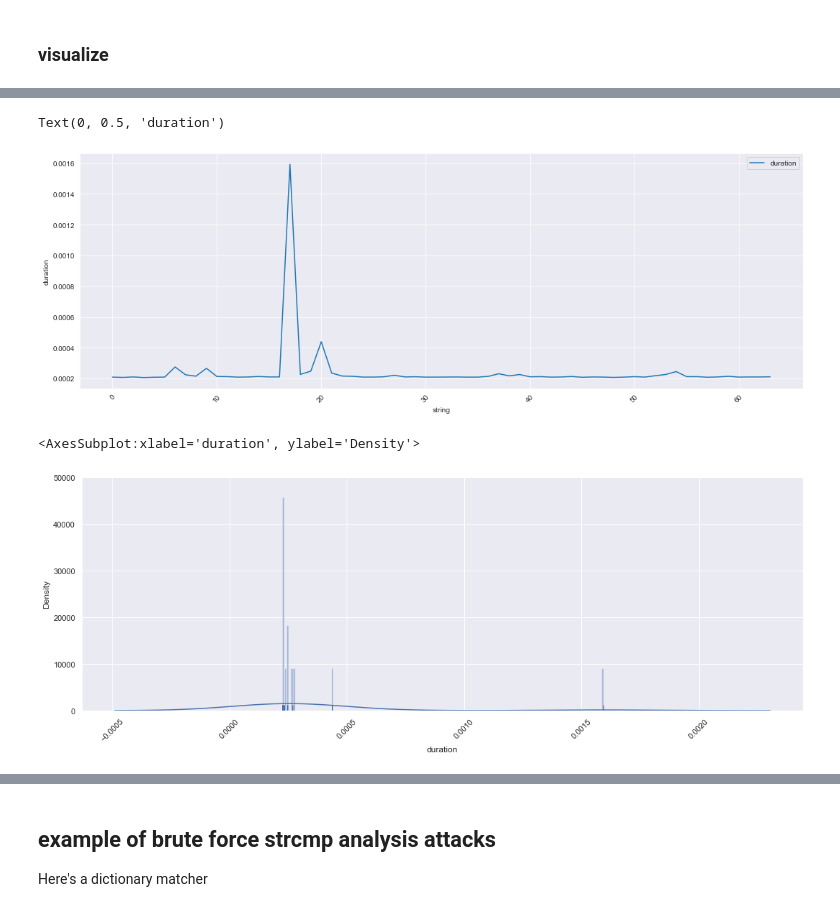
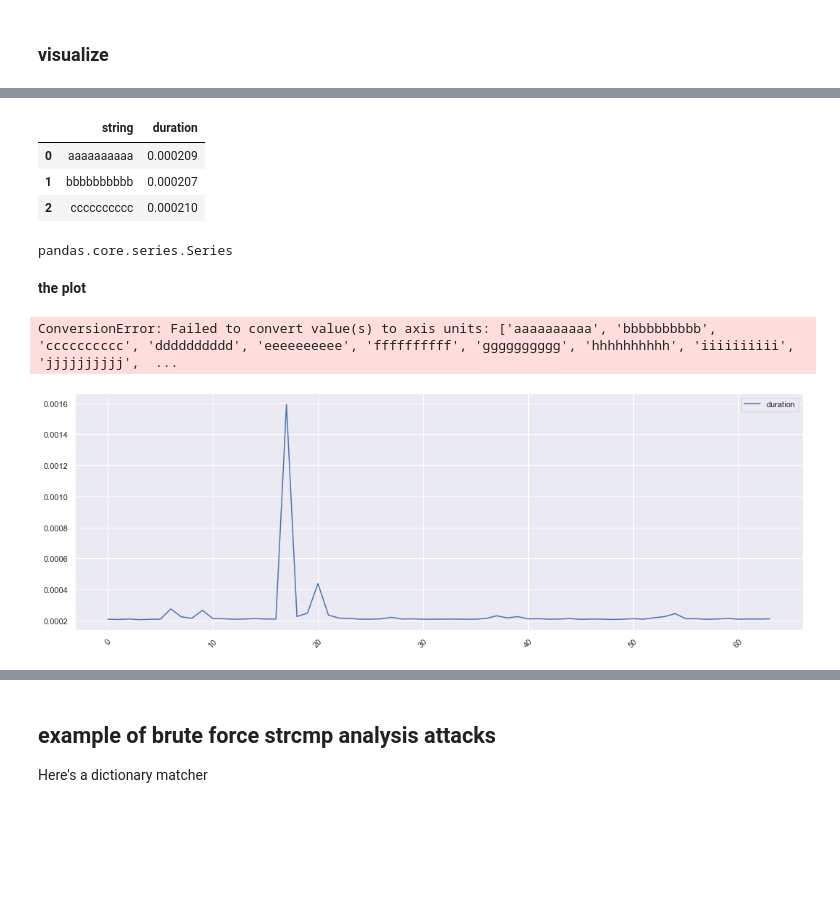
Before and after one commit to jsutch/strcmp_timing_attacks_demo, a Jupyter notebook: Examining Timing Attacks.ipynb, the cells around one changed output, grey strips where cells are left out. Cells and saved outputs as stored; diff of their text form; code cells hidden in the pictures; blank space fills up the shorter version.

```diff
--- a/Examining Timing Attacks.ipynb
+++ b/Examining Timing Attacks.ipynb
@@ -161,16 +152,26 @@ df.head(3)
+# %%
+df.head(3)
+# %% [output]
+|  | string | duration |
+| 0 | aaaaaaaaaa | 0.000209 |
+| 1 | bbbbbbbbbb | 0.000207 |
+| 2 | cccccccccc | 0.000210 |
+# %%
+type(df.string)
+# %% [output]
+pandas.core.series.Series
+# %% [markdown]
+**the plot**
 # %%
 ax = df.plot(figsize=(18,6))
+# not mapping strings to duration correctly
 plt.xticks(rotation=45)
-#ax.set_xticklabels(df.string)
+#ax.set_xticklabels(df.string.to_list())
+# lots of dumbness here
+# ax.set_xlabel(df.string.to_list())
+ax.set_xticks(df.string.to_list())
 ax.set_xlabel('string')
 ax.set_ylabel('duration')
 # %% [output]
-Text(0, 0.5, 'duration')
+ConversionError: Failed to convert value(s) to axis units: ['aaaaaaaaaa', 'bbbbbbbbbb', 'cccccccccc', 'dddddddddd', 'eeeeeeeeee', 'ffffffffff', 'gggggggggg', 'hhhhhhhhhh', 'iiiiiiiiii', 'jjjjjjjjjj',  ...
-[figure, old version]
+[figure, new version]
-# %%
-sns.set(rc={'figure.figsize':(18,6)})
-plt.xticks(rotation=45)
-sns.distplot(df[df['duration']> .000222]['duration'],bins=150, rug=True, kde=True)
-# %% [output]
-<AxesSubplot:xlabel='duration', ylabel='Density'>
-[figure, removed]
```
Also changed, not shown: parts of 13 cells of this notebook.
